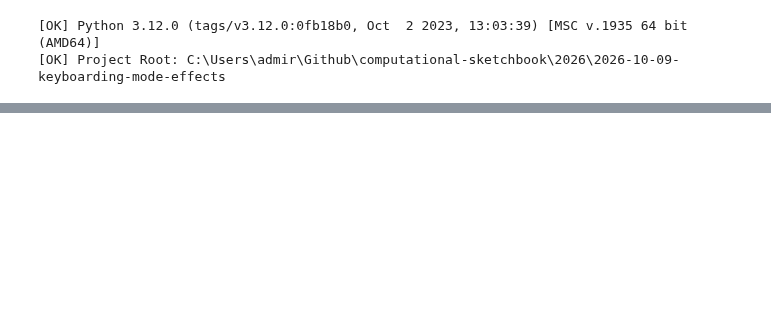
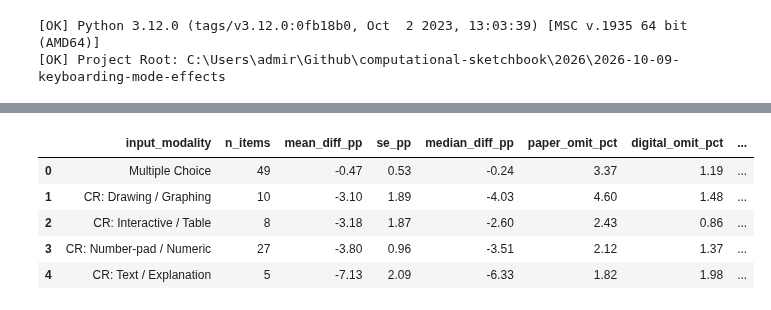
Before and after one commit to admiralorbiter/computational-sketchbook, a Jupyter notebook: 2026/2026-10-09-keyboarding-mode-effects/notebooks/02_timss_2019_mode_effects.ipynb, the cells around one changed output, grey strips where cells are left out. Saved outputs shown, nothing was run; the diff lists cells and outputs as text; code cells hidden in the pictures; blank space fills up the shorter version.

```diff
--- a/2026/2026-10-09-keyboarding-mode-effects/notebooks/02_timss_2019_mode_effects.ipynb
+++ b/2026/2026-10-09-keyboarding-mode-effects/notebooks/02_timss_2019_mode_effects.ipynb
@@ -132,0 +151,10 @@ Note the critical pattern in **Reasoning**:
+# %%
+df_mod = pd.read_csv(TABLES_DIR / "table9_timss_2019_input_modality.csv")
+display(df_mod)
+# %% [output]
+|  | input_modality | n_items | mean_diff_pp | se_pp | median_diff_pp | paper_omit_pct | digital_omit_pct | ... |
+| 0 | Multiple Choice | 49 | -0.47 | 0.53 | -0.24 | 3.37 | 1.19 | ... |
+| 1 | CR: Drawing / Graphing | 10 | -3.10 | 1.89 | -4.03 | 4.60 | 1.48 | ... |
+| 2 | CR: Interactive / Table | 8 | -3.18 | 1.87 | -2.60 | 2.43 | 0.86 | ... |
+| 3 | CR: Number-pad / Numeric | 27 | -3.80 | 0.96 | -3.51 | 2.12 | 1.37 | ... |
+| 4 | CR: Text / Explanation | 5 | -7.13 | 2.09 | -6.33 | 1.82 | 1.98 | ... |
```
Also changed, not shown: parts of 29 cells of this notebook, 23 other files.
